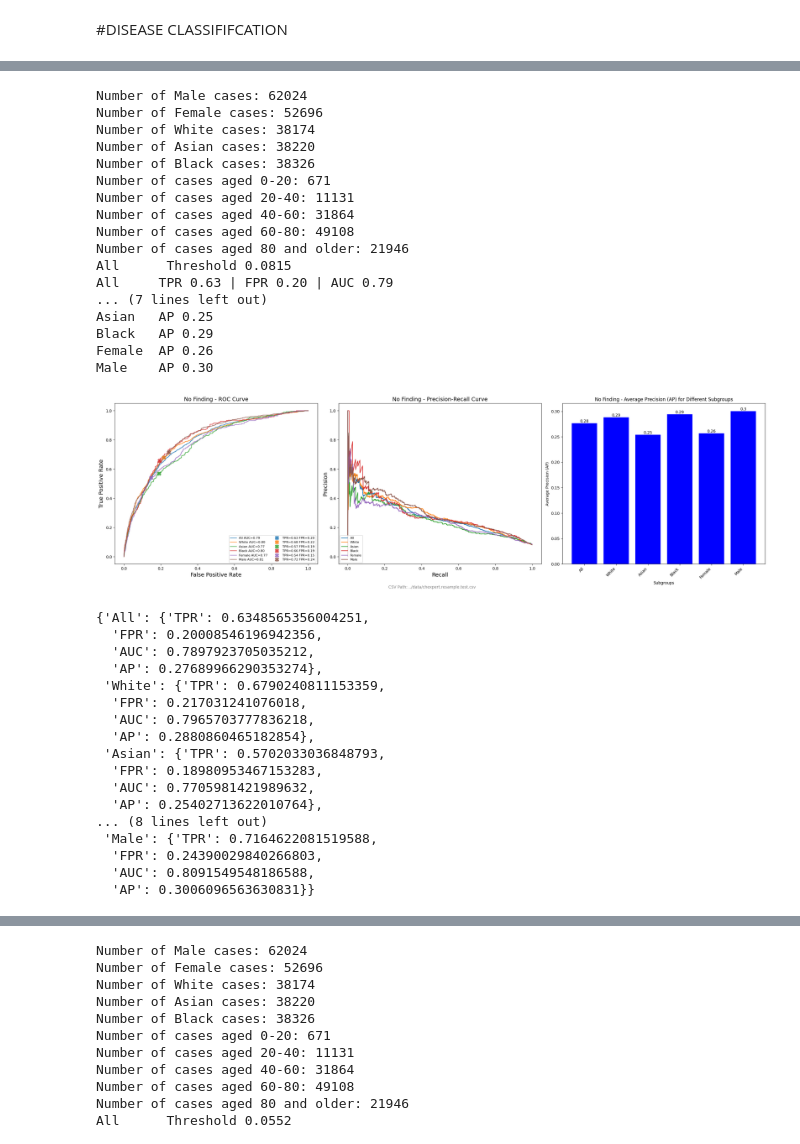
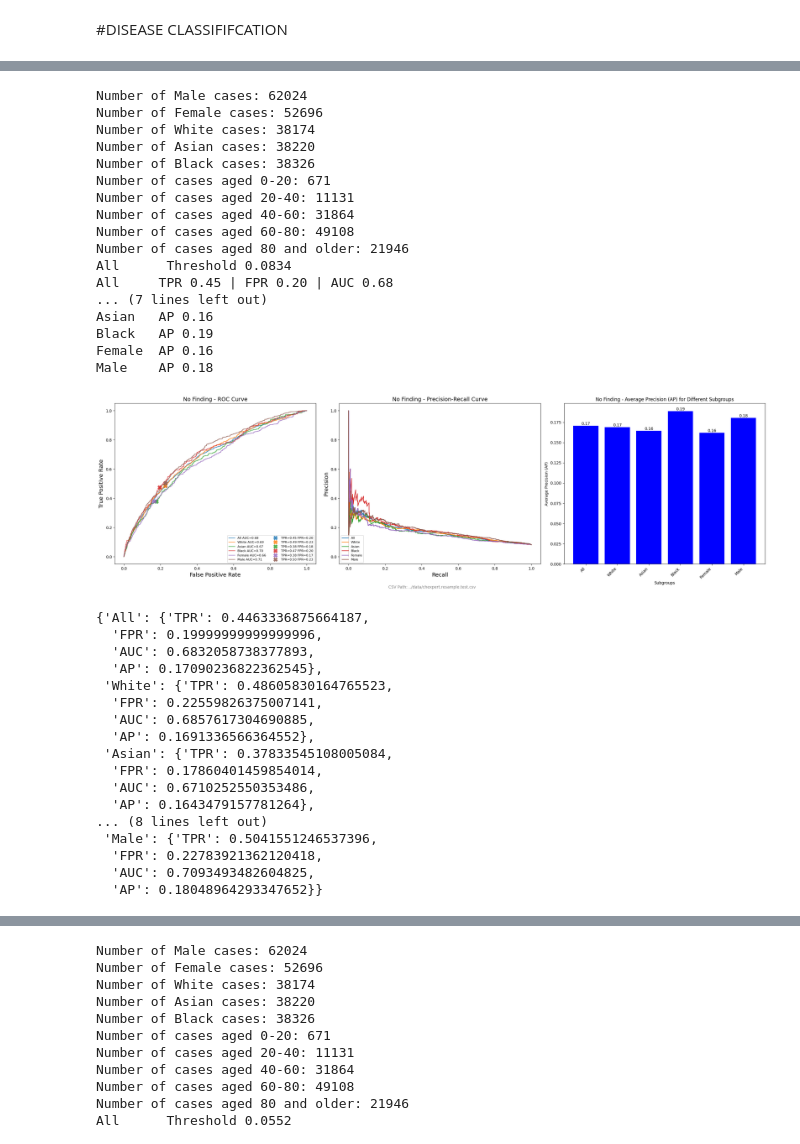
Before and after one commit to GivralNguyen/Towards-Fair-and-Private-AI-in-Chest-Radiograph-Analysis, a Jupyter notebook: metrics/chexpert.predictions.ipynb, the cells around one changed output, grey strips where cells are left out. Drawn from its saved outputs; the diff is of its cells as text; code cells hidden in the pictures.

```diff
--- a/metrics/chexpert.predictions.ipynb
+++ b/metrics/chexpert.predictions.ipynb
@@ -69,38 +90,38 @@ Male    AP 0.44
 # %%
-subgroup_fairness_analysis(0,'../data/chexpert.resample.test.csv','../disease/chexpert_new/diseasedp/batch_4096_epochs_100_lr_0.001_target_epsilon_0.2_target delta_1.3122498523718916e-05_max grad norm_1.2_nonli-resnetdp-all/', 'predictions.resample.test.csv' )
+subgroup_fairness_analysis(0,'../data/chexpert.resample.test.csv','../disease/chexpert_new/diseasedp/batch_4096_epochs_200_lr_0.001_target_epsilon_0.08_target delta_1.3122498523718916e-05_max grad norm_1.2_nonli-resnetdp-all/', 'predictions.resample.test.csv' )
 # %% [output]
 Number of Male cases: 62024
 Number of Female cases: 52696
 Number of White cases: 38174
 Number of Asian cases: 38220
 Number of Black cases: 38326
 Number of cases aged 0-20: 671
 Number of cases aged 20-40: 11131
 Number of cases aged 40-60: 31864
 Number of cases aged 60-80: 49108
 Number of cases aged 80 and older: 21946
-All      Threshold 0.0815
-All     TPR 0.63 | FPR 0.20 | AUC 0.79
+All      Threshold 0.0834
+All     TPR 0.45 | FPR 0.20 | AUC 0.68
 ... (7 lines left out)
-Asian   AP 0.25
-Black   AP 0.29
-Female  AP 0.26
-Male    AP 0.30
+Asian   AP 0.16
+Black   AP 0.19
+Female  AP 0.16
+Male    AP 0.18
-[figure, old version]
+[figure, new version]
-{'All': {'TPR': 0.6348565356004251,
-  'FPR': 0.20008546196942356,
-  'AUC': 0.7897923705035212,
-  'AP': 0.27689966290353274},
- 'White': {'TPR': 0.6790240811153359,
-  'FPR': 0.217031241076018,
-  'AUC': 0.7965703777836218,
-  'AP': 0.2880860465182854},
- 'Asian': {'TPR': 0.5702033036848793,
-  'FPR': 0.18980953467153283,
-  'AUC': 0.7705981421989632,
-  'AP': 0.25402713622010764},
+{'All': {'TPR': 0.4463336875664187,
+  'FPR': 0.19999999999999996,
+  'AUC': 0.6832058738377893,
+  'AP': 0.17090236822362545},
+ 'White': {'TPR': 0.48605830164765523,
+  'FPR': 0.22559826375007141,
+  'AUC': 0.6857617304690885,
+  'AP': 0.1691336566364552},
+ 'Asian': {'TPR': 0.37833545108005084,
+  'FPR': 0.17860401459854014,
+  'AUC': 0.6710252550353486,
+  'AP': 0.1643479157781264},
 ... (8 lines left out)
- 'Male': {'TPR': 0.7164622081519588,
-  'FPR': 0.24390029840266803,
-  'AUC': 0.8091549548186588,
-  'AP': 0.3006096563630831}}
+ 'Male': {'TPR': 0.5041551246537396,
+  'FPR': 0.22783921362120418,
+  'AUC': 0.7093493482604825,
+  'AP': 0.18048964293347652}}
```
Also changed, not shown: parts of 4 cells of this notebook, 5 other files.
